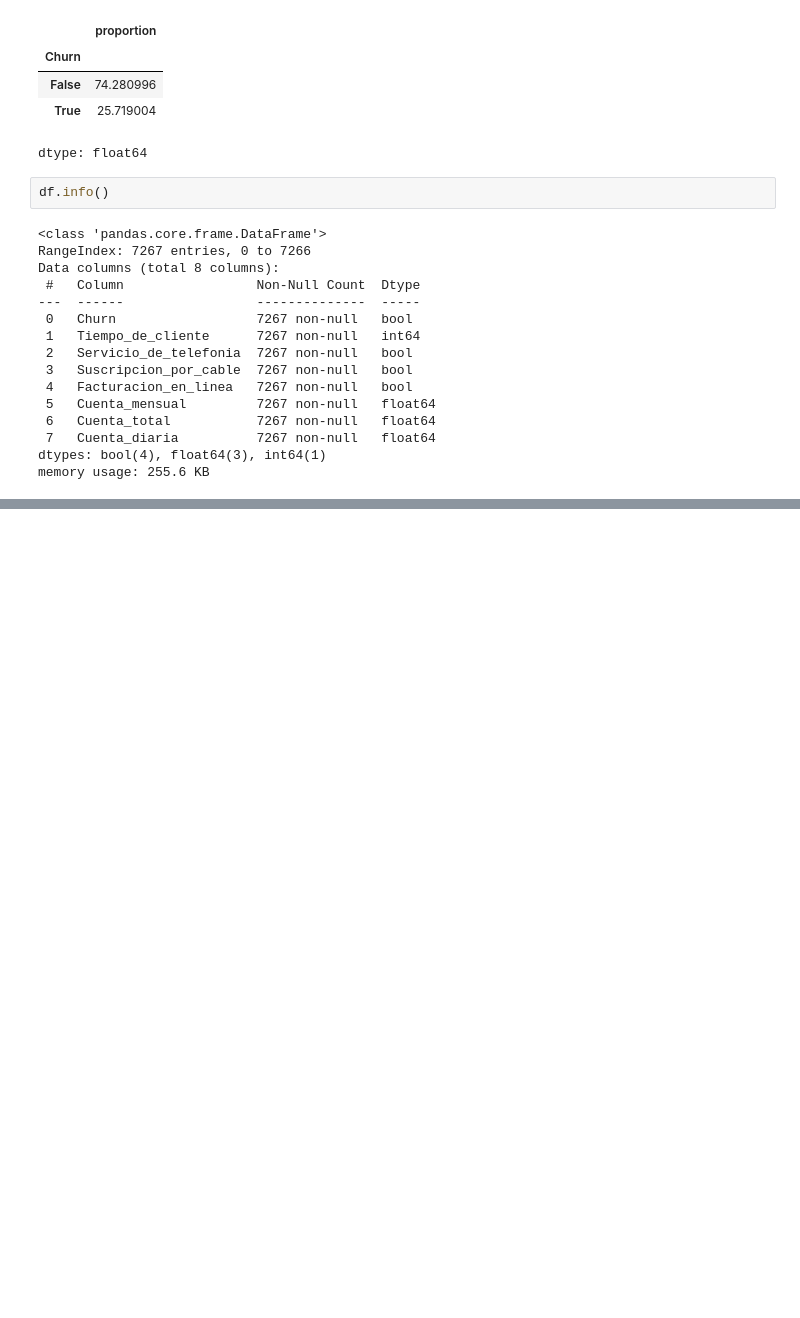
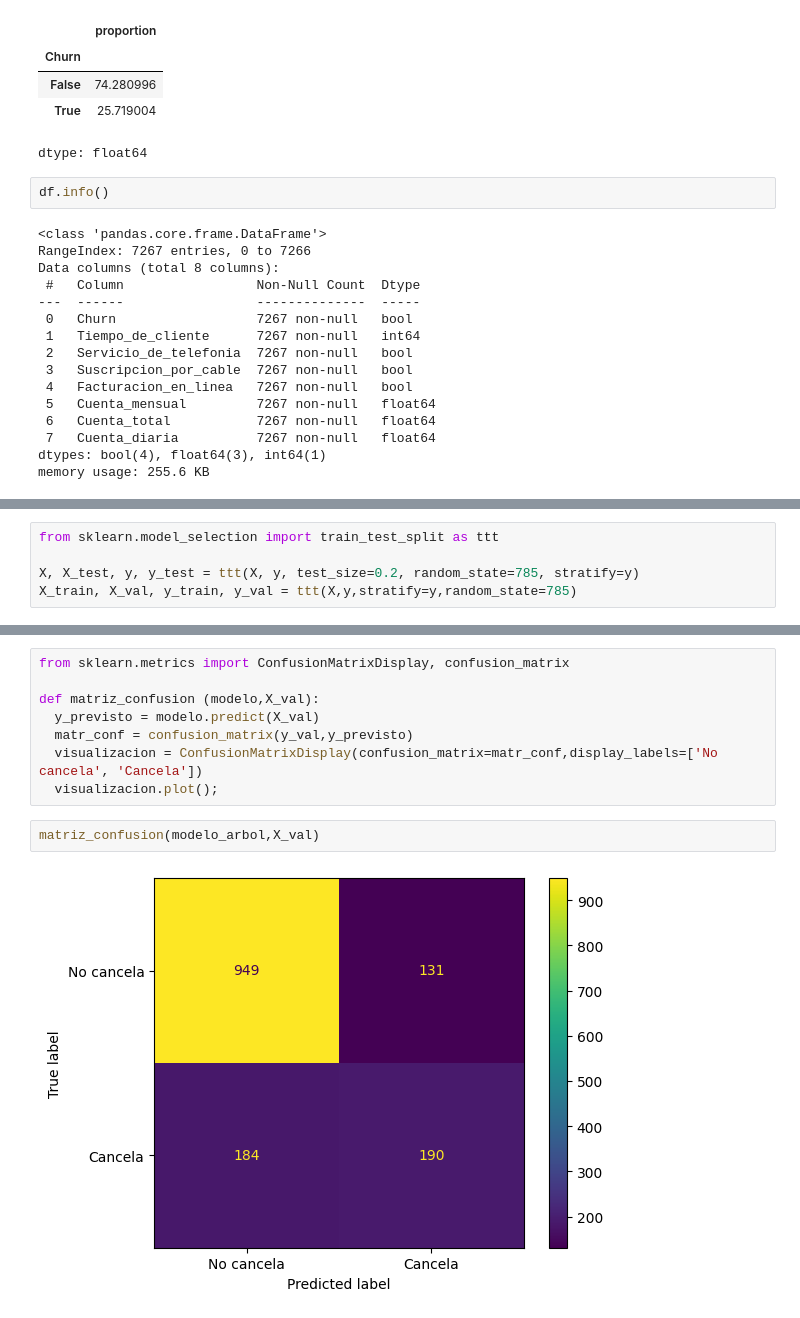
Before and after one commit to P0Iar/Telecom-X-Parte-2-Prediccion-de-Cancelacion, a Jupyter notebook: Telecom_X_Parte_2.ipynb, the cells around one changed output, grey strips where cells are left out. Drawn from its saved outputs; the diff is of its cells as text; blank space fills up the shorter version.

```diff
--- a/Telecom_X_Parte_2.ipynb
+++ b/Telecom_X_Parte_2.ipynb
@@ -72,0 +203,5 @@ correlacion
+# %%
+from sklearn.model_selection import train_test_split as ttt
+
+X, X_test, y, y_test = ttt(X, y, test_size=0.2, random_state=785, stratify=y)
+X_train, X_val, y_train, y_val = ttt(X,y,stratify=y,random_state=785)
@@ -72,0 +283,12 @@ correlacion
+# %%
+from sklearn.metrics import ConfusionMatrixDisplay, confusion_matrix
+
+def matriz_confusion (modelo,X_val):
+  y_previsto = modelo.predict(X_val)
+  matr_conf = confusion_matrix(y_val,y_previsto)
+  visualizacion = ConfusionMatrixDisplay(confusion_matrix=matr_conf,display_labels=['No cancela', 'Cancela'])
+  visualizacion.plot();
+# %%
+matriz_confusion(modelo_arbol,X_val)
+# %% [output]
+[figure, added]
```
Also changed, not shown: parts of 24 cells of this notebook.
